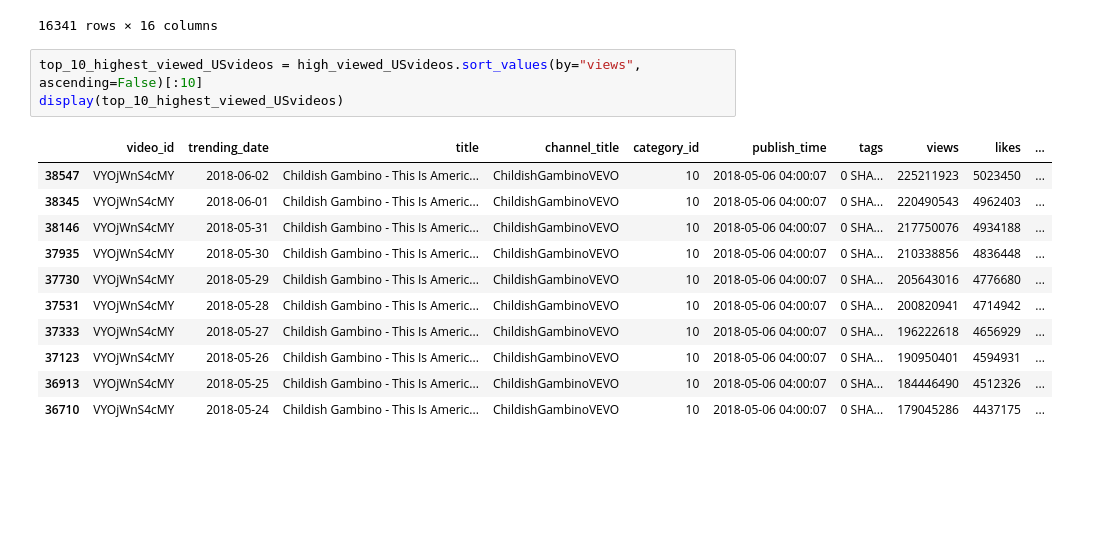
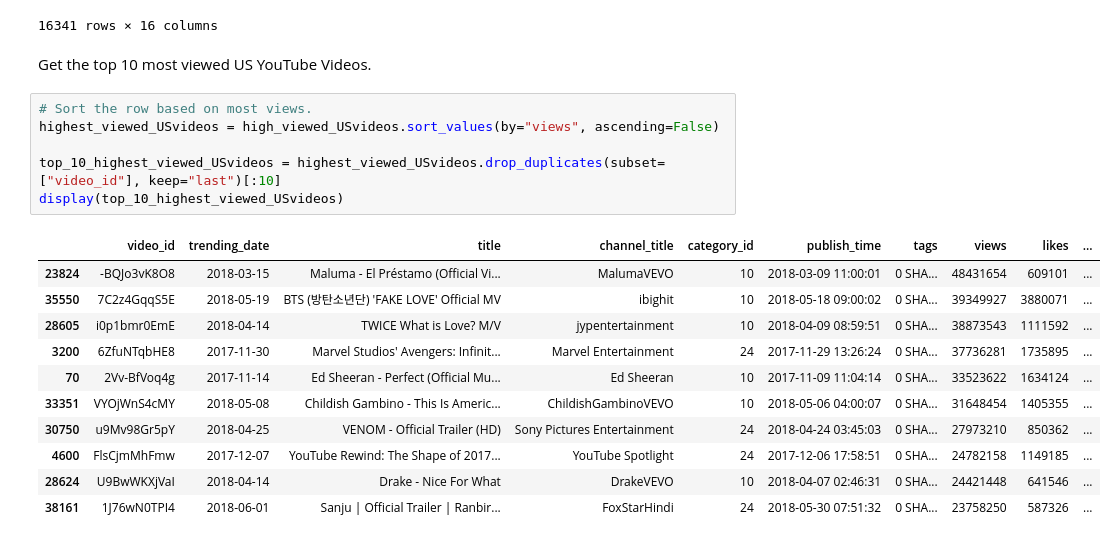
Before and after one commit to christiane-bacani/applied-data-science, a Jupyter notebook: mini-projects/pandas_loc-iloc/notebooks/pandas_loc-iloc.ipynb, the cells around one changed output. Drawn from its saved outputs; the diff is of its cells as text; blank space fills up the shorter version.

```diff
--- a/mini-projects/pandas_loc-iloc/notebooks/pandas_loc-iloc.ipynb
+++ b/mini-projects/pandas_loc-iloc/notebooks/pandas_loc-iloc.ipynb
@@ -237,18 +237,23 @@ display(high_viewed_USvideos)
 | 40947 | oV0zkMe1K8s | 2018-06-14 | How Black Panther Should Have Ended | How It Should Have Ended | 1 | 2018-05-17 17:00:04 | 0 SHA... | 5660813 | 192957 | ... |
 | 40948 | ooyjaVdt-jA | 2018-06-14 | Official Call of Duty®: Black Ops... | Call of Duty | 20 | 2018-05-17 17:09:38 | 0 SHA... | 10306119 | 357079 | ... |
 16341 rows × 16 columns
+# %% [markdown]
+Get the top 10 most viewed US YouTube Videos.
 # %%
-top_10_highest_viewed_USvideos = high_viewed_USvideos.sort_values(by="views", ascending=False)[:10]
+# Sort the row based on most views.
+highest_viewed_USvideos = high_viewed_USvideos.sort_values(by="views", ascending=False)
+
+top_10_highest_viewed_USvideos = highest_viewed_USvideos.drop_duplicates(subset=["video_id"], keep="last")[:10]
 display(top_10_highest_viewed_USvideos)
 # %% [output]
 |  | video_id | trending_date | title | channel_title | category_id | publish_time | tags | views | likes | ... |
-| 38547 | VYOjWnS4cMY | 2018-06-02 | Childish Gambino - This Is Americ... | ChildishGambinoVEVO | 10 | 2018-05-06 04:00:07 | 0 SHA... | 225211923 | 5023450 | ... |
-| 38345 | VYOjWnS4cMY | 2018-06-01 | Childish Gambino - This Is Americ... | ChildishGambinoVEVO | 10 | 2018-05-06 04:00:07 | 0 SHA... | 220490543 | 4962403 | ... |
-| 38146 | VYOjWnS4cMY | 2018-05-31 | Childish Gambino - This Is Americ... | ChildishGambinoVEVO | 10 | 2018-05-06 04:00:07 | 0 SHA... | 217750076 | 4934188 | ... |
-| 37935 | VYOjWnS4cMY | 2018-05-30 | Childish Gambino - This Is Americ... | ChildishGambinoVEVO | 10 | 2018-05-06 04:00:07 | 0 SHA... | 210338856 | 4836448 | ... |
-| 37730 | VYOjWnS4cMY | 2018-05-29 | Childish Gambino - This Is Americ... | ChildishGambinoVEVO | 10 | 2018-05-06 04:00:07 | 0 SHA... | 205643016 | 4776680 | ... |
-| 37531 | VYOjWnS4cMY | 2018-05-28 | Childish Gambino - This Is Americ... | ChildishGambinoVEVO | 10 | 2018-05-06 04:00:07 | 0 SHA... | 200820941 | 4714942 | ... |
-| 37333 | VYOjWnS4cMY | 2018-05-27 | Childish Gambino - This Is Americ... | ChildishGambinoVEVO | 10 | 2018-05-06 04:00:07 | 0 SHA... | 196222618 | 4656929 | ... |
-| 37123 | VYOjWnS4cMY | 2018-05-26 | Childish Gambino - This Is Americ... | ChildishGambinoVEVO | 10 | 2018-05-06 04:00:07 | 0 SHA... | 190950401 | 4594931 | ... |
-| 36913 | VYOjWnS4cMY | 2018-05-25 | Childish Gambino - This Is Americ... | ChildishGambinoVEVO | 10 | 2018-05-06 04:00:07 | 0 SHA... | 184446490 | 4512326 | ... |
-| 36710 | VYOjWnS4cMY | 2018-05-24 | Childish Gambino - This Is Americ... | ChildishGambinoVEVO | 10 | 2018-05-06 04:00:07 | 0 SHA... | 179045286 | 4437175 | ... |
+| 23824 | -BQJo3vK8O8 | 2018-03-15 | Maluma - El Préstamo (Official Vi... | MalumaVEVO | 10 | 2018-03-09 11:00:01 | 0 SHA... | 48431654 | 609101 | ... |
+| 35550 | 7C2z4GqqS5E | 2018-05-19 | BTS (방탄소년단) 'FAKE LOVE' Official MV | ibighit | 10 | 2018-05-18 09:00:02 | 0 SHA... | 39349927 | 3880071 | ... |
+| 28605 | i0p1bmr0EmE | 2018-04-14 | TWICE What is Love? M/V | jypentertainment | 10 | 2018-04-09 08:59:51 | 0 SHA... | 38873543 | 1111592 | ... |
+| 3200 | 6ZfuNTqbHE8 | 2017-11-30 | Marvel Studios' Avengers: Infinit... | Marvel Entertainment | 24 | 2017-11-29 13:26:24 | 0 SHA... | 37736281 | 1735895 | ... |
+| 70 | 2Vv-BfVoq4g | 2017-11-14 | Ed Sheeran - Perfect (Official Mu... | Ed Sheeran | 10 | 2017-11-09 11:04:14 | 0 SHA... | 33523622 | 1634124 | ... |
+| 33351 | VYOjWnS4cMY | 2018-05-08 | Childish Gambino - This Is Americ... | ChildishGambinoVEVO | 10 | 2018-05-06 04:00:07 | 0 SHA... | 31648454 | 1405355 | ... |
+| 30750 | u9Mv98Gr5pY | 2018-04-25 | VENOM - Official Trailer (HD) | Sony Pictures Entertainment | 24 | 2018-04-24 03:45:03 | 0 SHA... | 27973210 | 850362 | ... |
+| 4600 | FlsCjmMhFmw | 2017-12-07 | YouTube Rewind: The Shape of 2017... | YouTube Spotlight | 24 | 2017-12-06 17:58:51 | 0 SHA... | 24782158 | 1149185 | ... |
+| 28624 | U9BwWKXjVaI | 2018-04-14 | Drake - Nice For What | DrakeVEVO | 10 | 2018-04-07 02:46:31 | 0 SHA... | 24421448 | 641546 | ... |
+| 38161 | 1J76wN0TPI4 | 2018-06-01 | Sanju | Official Trailer | Ranbir... | FoxStarHindi | 24 | 2018-05-30 07:51:32 | 0 SHA... | 23758250 | 587326 | ... |
```
